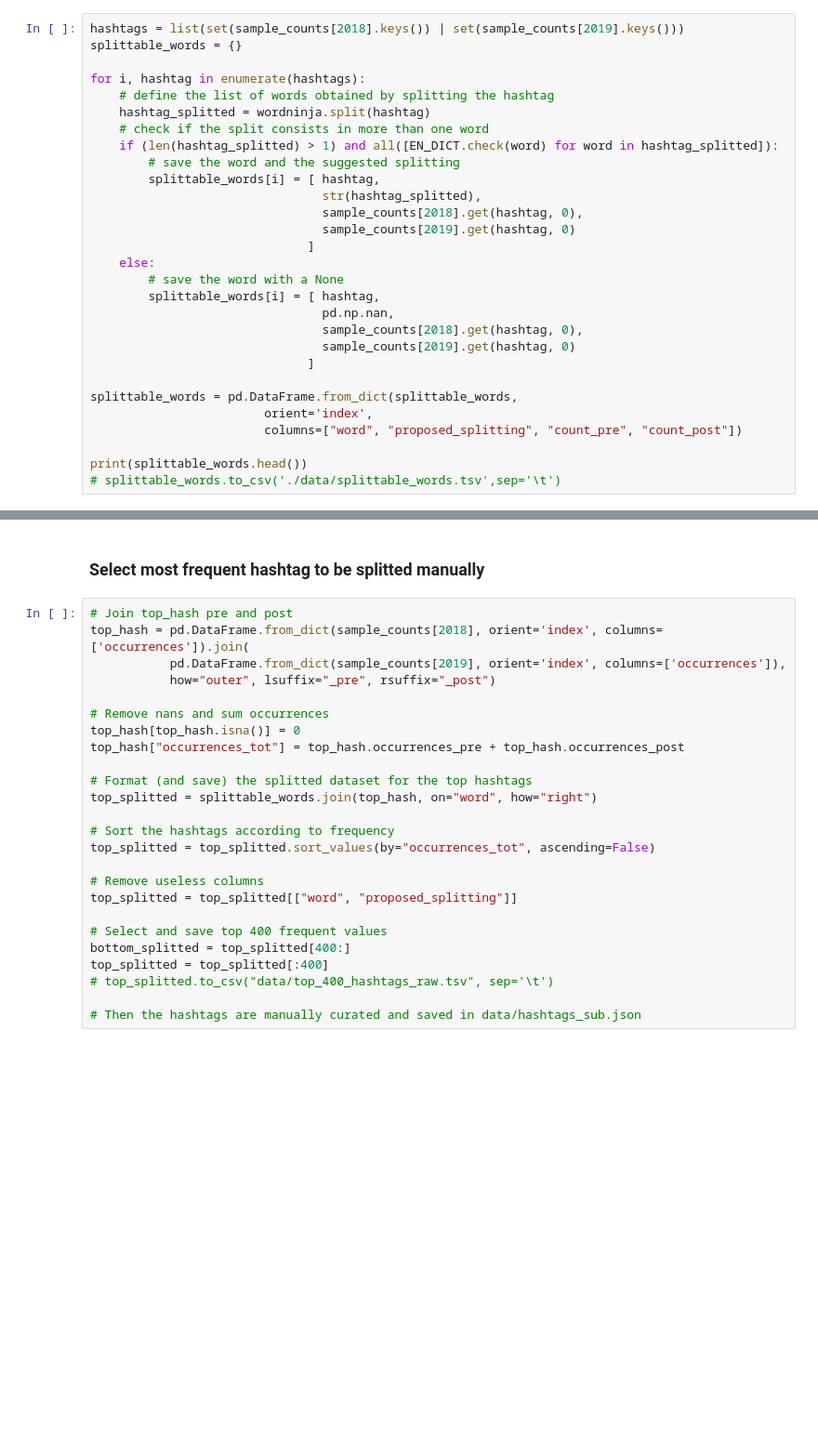
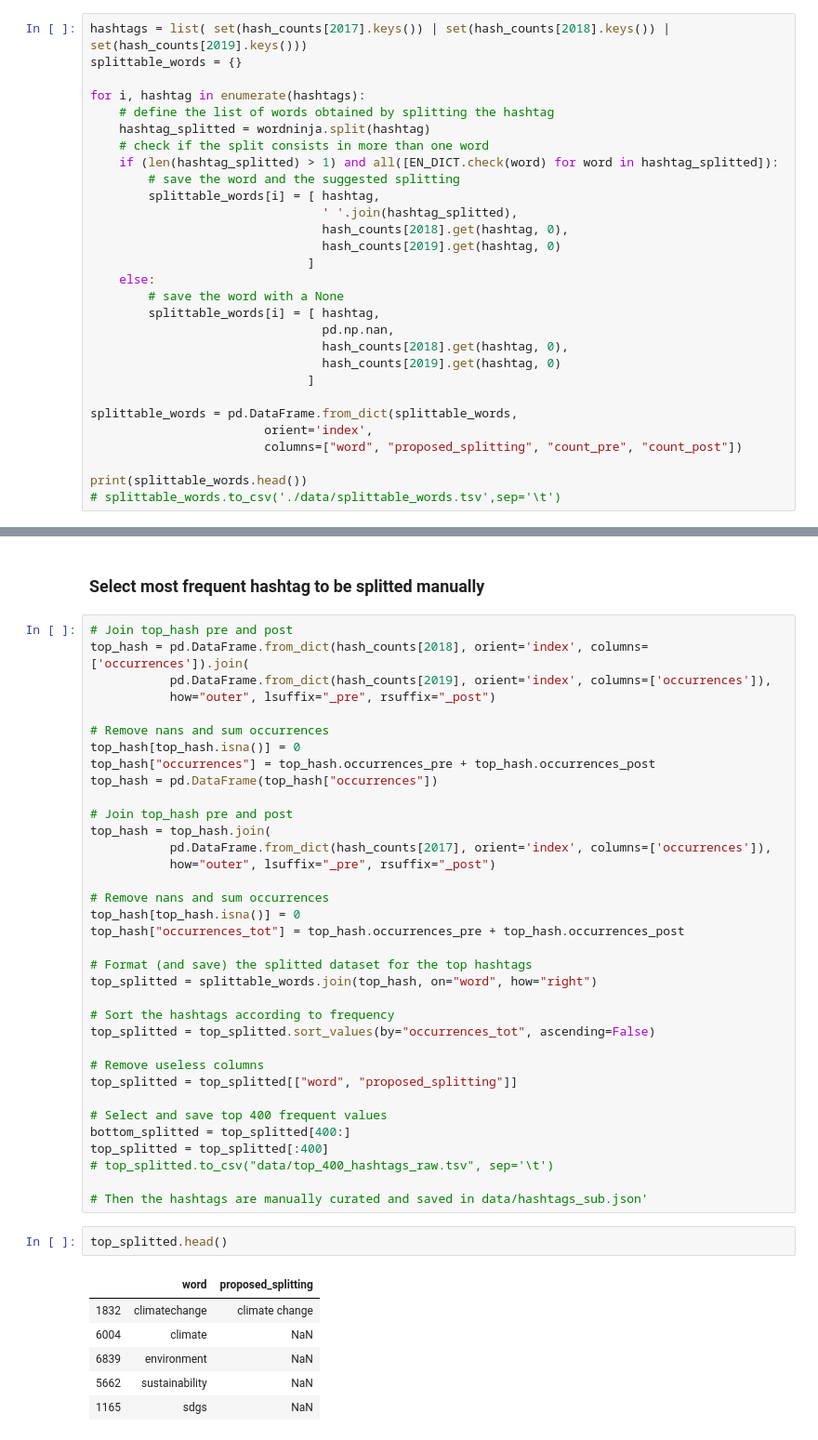
Before and after one commit to Mmiglio/ClimateAction, a Jupyter notebook: hashtag_analysis.ipynb, the cells around one changed output, grey strips where cells are left out. Shown at 93% size. Saved outputs shown, nothing was run; the diff lists cells and outputs as text; blank space fills up the shorter version.

```diff
--- a/hashtag_analysis.ipynb
+++ b/hashtag_analysis.ipynb
@@ -119,7 +59,7 @@ for y in years:
 # %% [markdown]
 ### Split hashtags
 # %%
-hashtags = list(set(sample_counts[2018].keys()) | set(sample_counts[2019].keys()))
+hashtags = list( set(hash_counts[2017].keys()) | set(hash_counts[2018].keys()) | set(hash_counts[2019].keys()))
 splittable_words = {}
 
 for i, hashtag in enumerate(hashtags):
@@ -129,16 +69,16 @@ for i, hashtag in enumerate(hashtags):
     if (len(hashtag_splitted) > 1) and all([EN_DICT.check(word) for word in hashtag_splitted]):
         # save the word and the suggested splitting
         splittable_words[i] = [ hashtag,
-                                str(hashtag_splitted),
-                                sample_counts[2018].get(hashtag, 0),
-                                sample_counts[2019].get(hashtag, 0)
+                                ' '.join(hashtag_splitted),
+                                hash_counts[2018].get(hashtag, 0),
+                                hash_counts[2019].get(hashtag, 0)
                               ]
     else:
         # save the word with a None
         splittable_words[i] = [ hashtag,
                                 pd.np.nan,
-                                sample_counts[2018].get(hashtag, 0),
-                                sample_counts[2019].get(hashtag, 0)
+                                hash_counts[2018].get(hashtag, 0),
+                                hash_counts[2019].get(hashtag, 0)
                               ]
 
 splittable_words = pd.DataFrame.from_dict(splittable_words,
@@ -158,8 +98,18 @@ print(splittable_words.head())
 ### Select most frequent hashtag to be splitted manually
 # %%
 # Join top_hash pre and post
-top_hash = pd.DataFrame.from_dict(sample_counts[2018], orient='index', columns=['occurrences']).join(
-           pd.DataFrame.from_dict(sample_counts[2019], orient='index', columns=['occurrences']),
+top_hash = pd.DataFrame.from_dict(hash_counts[2018], orient='index', columns=['occurrences']).join(
+           pd.DataFrame.from_dict(hash_counts[2019], orient='index', columns=['occurrences']),
+           how="outer", lsuffix="_pre", rsuffix="_post")
+
+# Remove nans and sum occurrences
+top_hash[top_hash.isna()] = 0
+top_hash["occurrences"] = top_hash.occurrences_pre + top_hash.occurrences_post
+top_hash = pd.DataFrame(top_hash["occurrences"])
+
+# Join top_hash pre and post
+top_hash = top_hash.join(
+           pd.DataFrame.from_dict(hash_counts[2017], orient='index', columns=['occurrences']),
            how="outer", lsuffix="_pre", rsuffix="_post")
 
 # Remove nans and sum occurrences
@@ -180,4 +130,13 @@ bottom_splitted = top_splitted[400:]
 top_splitted = top_splitted[:400]
 # top_splitted.to_csv("data/top_400_hashtags_raw.tsv", sep='\t')
 
-# Then the hashtags are manually curated and saved in data/hashtags_sub.json
+# Then the hashtags are manually curated and saved in data/hashtags_sub.json'
+# %%
+top_splitted.head()
+# %% [output]
+|  | word | proposed_splitting |
+| 1832 | climatechange | climate change |
+| 6004 | climate | NaN |
+| 6839 | environment | NaN |
+| 5662 | sustainability | NaN |
+| 1165 | sdgs | NaN |
```
Also changed, not shown: parts of 18 cells of this notebook, 1 other file.
